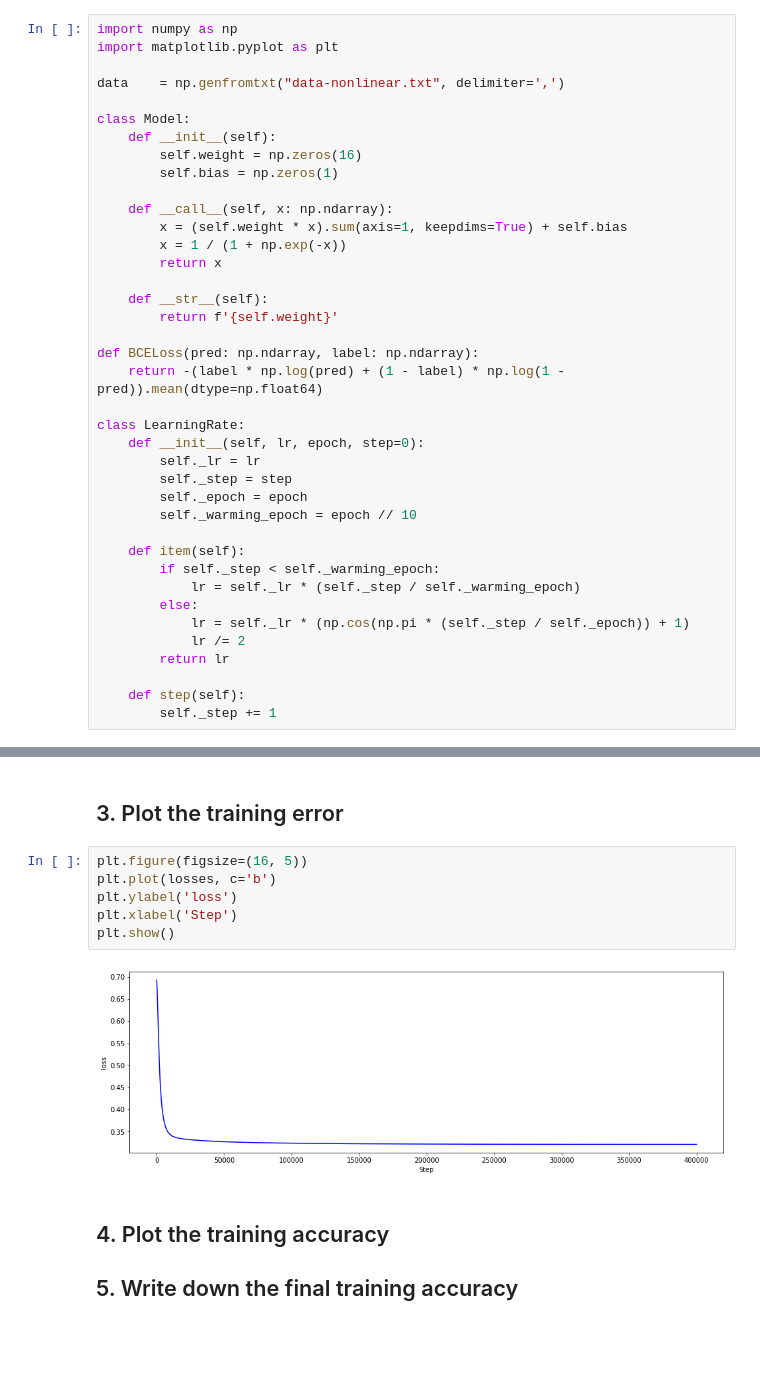
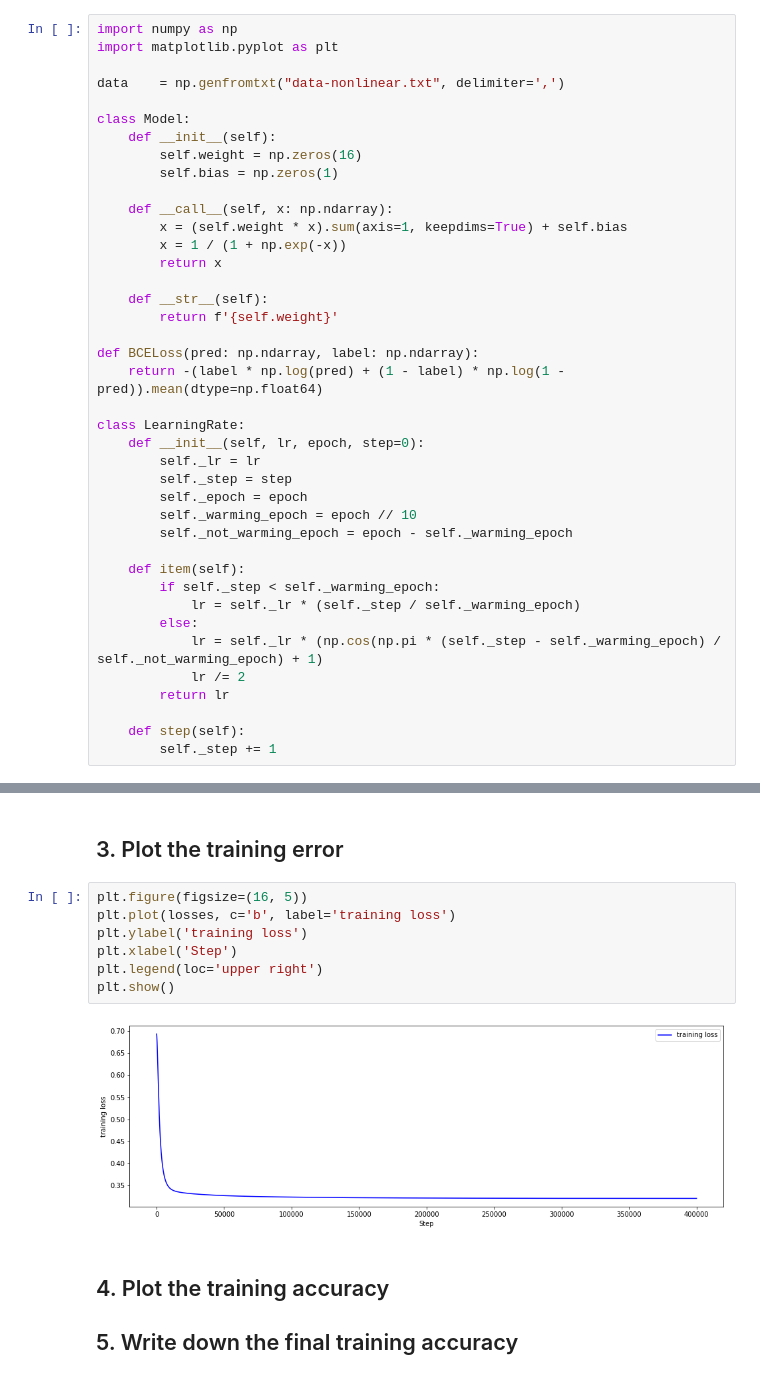
Before and after one commit to wonbeomjang/CAU54161-Machine-learning-class, a Jupyter notebook: Assignment_06/Assignment_06.ipynb, the cells around one changed output, grey strips where cells are left out. Drawn from its saved outputs; the diff is of its cells as text; blank space fills up the shorter version.

```diff
--- a/Assignment_06/Assignment_06.ipynb
+++ b/Assignment_06/Assignment_06.ipynb
@@ -26,12 +26,13 @@ class LearningRate:
         self._step = step
         self._epoch = epoch
         self._warming_epoch = epoch // 10
+        self._not_warming_epoch = epoch - self._warming_epoch
 
     def item(self):
         if self._step < self._warming_epoch:
             lr = self._lr * (self._step / self._warming_epoch)
         else:
-            lr = self._lr * (np.cos(np.pi * (self._step / self._epoch)) + 1)
+            lr = self._lr * (np.cos(np.pi * (self._step - self._warming_epoch) / self._not_warming_epoch) + 1)
             lr /= 2
         return lr
 
@@ -151,12 +153,13 @@ $g(x,y; \theta) = \sum_{i=1}^{6} \theta_i x^i + \sum_{i=1}^{6} \theta_{6+i} y^i
 ## 3. Plot the training error
 # %%
 plt.figure(figsize=(16, 5))
-plt.plot(losses, c='b')
-plt.ylabel('loss')
+plt.plot(losses, c='b', label='training loss')
+plt.ylabel('training loss')
 plt.xlabel('Step')
+plt.legend(loc='upper right')
 plt.show()
 # %% [output]
-[figure, old version]
+[figure, new version]
 # %% [markdown]
 ## 4. Plot the training accuracy
 ## 5. Write down the final training accuracy
```
Also changed, not shown: parts of 6 cells of this notebook.
